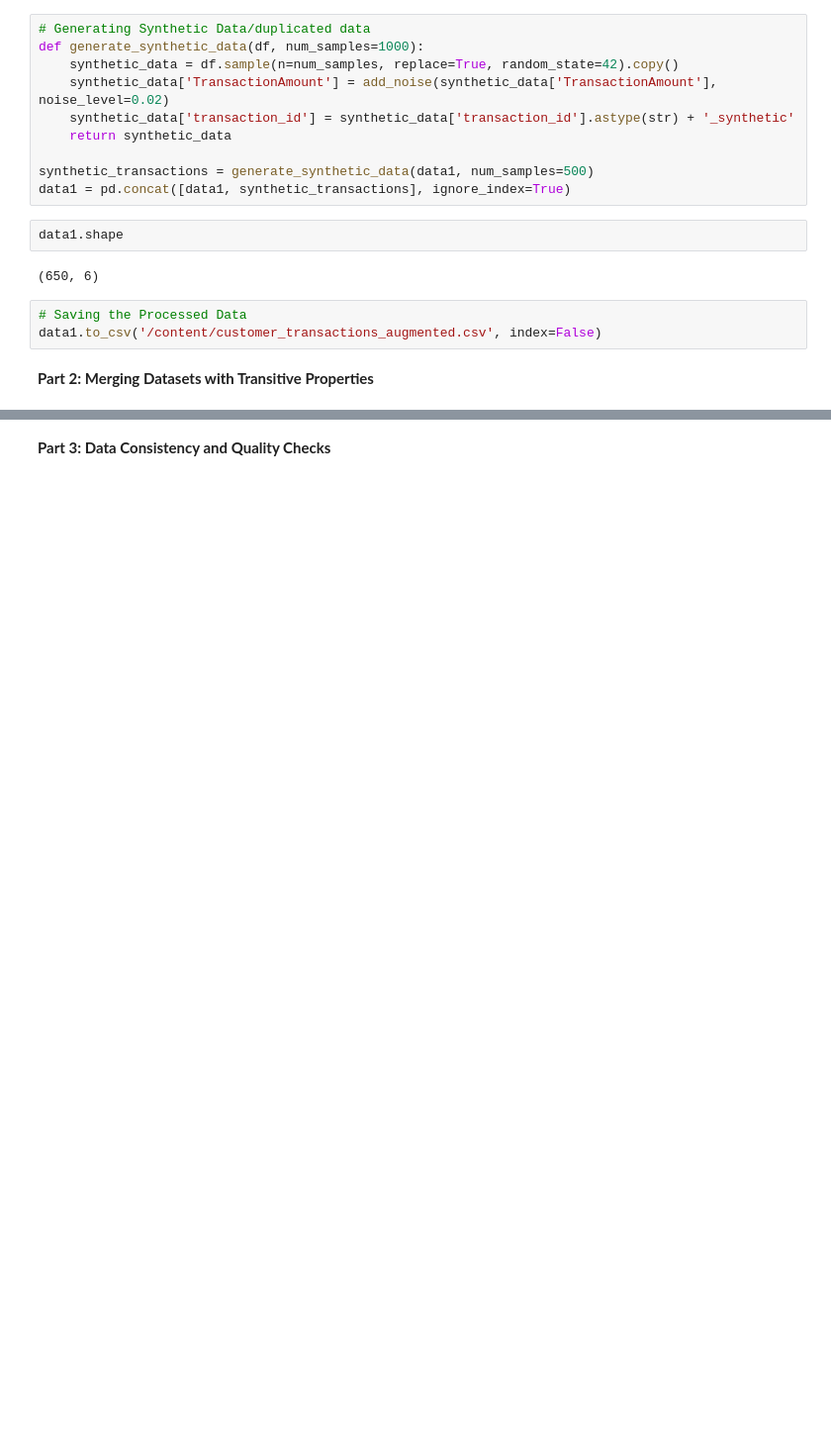
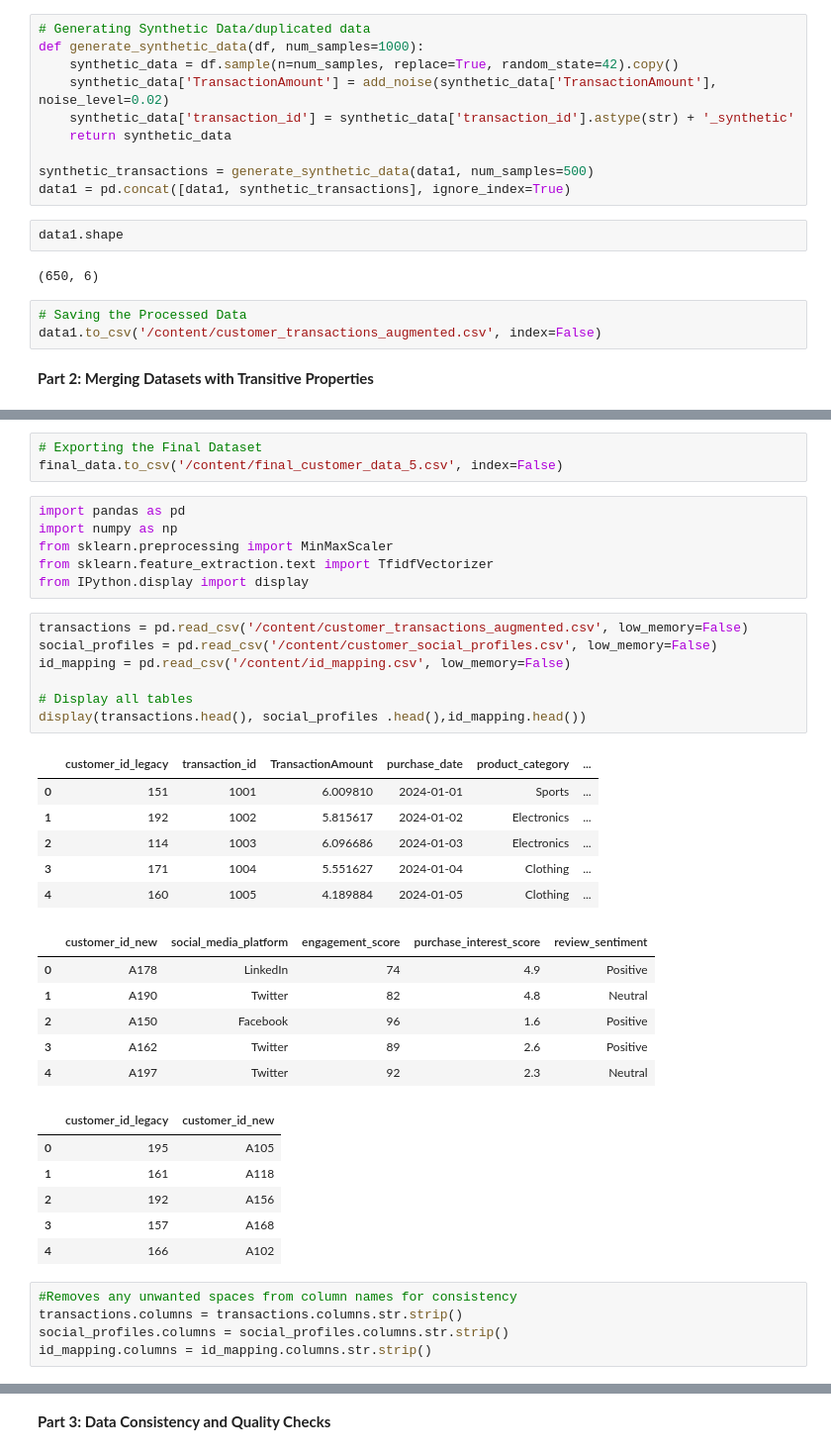
Before and after one commit to sergekamanzi/Formative2-Data-Preprocessing, a Jupyter notebook: Formative_2_Data_Preprocessing.ipynb, the cells around one changed output, grey strips where cells are left out. Shown: that part at 99% size. Cells and saved outputs as stored; diff of their text form; blank space fills up the shorter version.

Commit message:
Part 2: Merging Datasets with Transitive Properties

```diff
--- a/Formative_2_Data_Preprocessing.ipynb
+++ b/Formative_2_Data_Preprocessing.ipynb
@@ -92,0 +208,40 @@ data1.to_csv('/content/customer_transactions_augmented.csv', index=False)
+# %%
+# Exporting the Final Dataset
+final_data.to_csv('/content/final_customer_data_5.csv', index=False)
+# %%
+import pandas as pd
+import numpy as np
+from sklearn.preprocessing import MinMaxScaler
+from sklearn.feature_extraction.text import TfidfVectorizer
+from IPython.display import display
+# %%
+transactions = pd.read_csv('/content/customer_transactions_augmented.csv', low_memory=False)
+social_profiles = pd.read_csv('/content/customer_social_profiles.csv', low_memory=False)
+id_mapping = pd.read_csv('/content/id_mapping.csv', low_memory=False)
+
+# Display all tables
+display(transactions.head(), social_profiles .head(),id_mapping.head())
+# %% [output]
+|  | customer_id_legacy | transaction_id | TransactionAmount | purchase_date | product_category | ... |
+| 0 | 151 | 1001 | 6.009810 | 2024-01-01 | Sports | ... |
+| 1 | 192 | 1002 | 5.815617 | 2024-01-02 | Electronics | ... |
+| 2 | 114 | 1003 | 6.096686 | 2024-01-03 | Electronics | ... |
+| 3 | 171 | 1004 | 5.551627 | 2024-01-04 | Clothing | ... |
+| 4 | 160 | 1005 | 4.189884 | 2024-01-05 | Clothing | ... |
+|  | customer_id_new | social_media_platform | engagement_score | purchase_interest_score | review_sentiment |
+| 0 | A178 | LinkedIn | 74 | 4.9 | Positive |
+| 1 | A190 | Twitter | 82 | 4.8 | Neutral |
+| 2 | A150 | Facebook | 96 | 1.6 | Positive |
+| 3 | A162 | Twitter | 89 | 2.6 | Positive |
+| 4 | A197 | Twitter | 92 | 2.3 | Neutral |
+|  | customer_id_legacy | customer_id_new |
+| 0 | 195 | A105 |
+| 1 | 161 | A118 |
+| 2 | 192 | A156 |
+| 3 | 157 | A168 |
+| 4 | 166 | A102 |
+# %%
+#Removes any unwanted spaces from column names for consistency
+transactions.columns = transactions.columns.str.strip()
+social_profiles.columns = social_profiles.columns.str.strip()
+id_mapping.columns = id_mapping.columns.str.strip()
```
Also changed, not shown: parts of 23 cells of this notebook.
